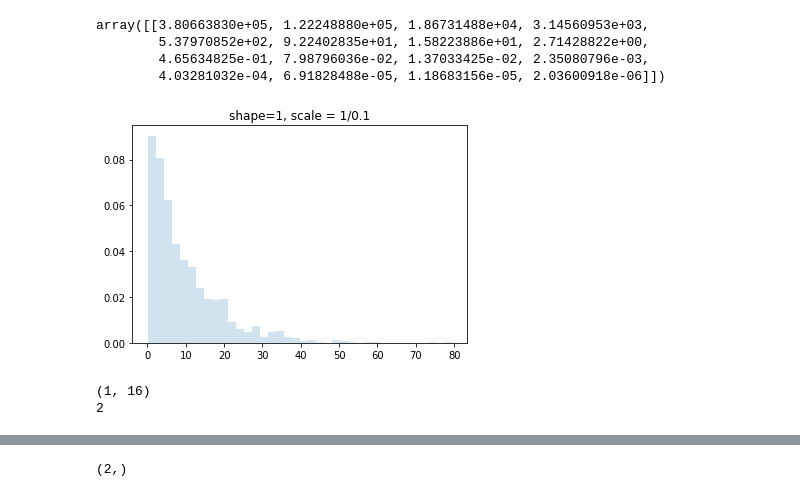
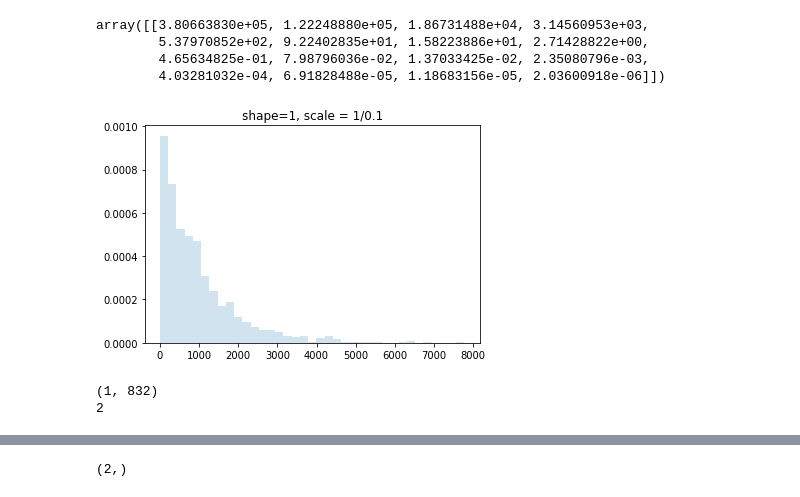
Before and after one commit to fanoja/Ecoli-R0, a Jupyter notebook: Model 1.ipynb, the cells around one changed output, grey strips where cells are left out. Cells and saved outputs as stored; diff of their text form; code cells hidden in the pictures.

```diff
--- a/Model 1.ipynb
+++ b/Model 1.ipynb
@@ -963,12 +963,12 @@ def BSI_max(y):
 
     return max_bsi
 # %%
-r = scipy.stats.gamma.rvs(1,0,1/0.1, size=1000)
+r = scipy.stats.gamma.rvs(1,0,1/0.001, size=1000)
 plt.hist(r, density=True, bins='auto', histtype='stepfilled', alpha=0.2)
 plt.title("shape=1, scale = 1/0.1") # shape = 1, scale = 0.2
 plt.show()
 # %% [output]
-[figure, old version]
+[figure, new version]
 # %%
 # A simple SIR with elfi
 
@@ -980,7 +980,7 @@ elfi.new_model()
 #bsi_obs = col_to_BSI(SIR_obs, OR_hat = OR_hat)
 
 # simulated data, counts with a summation aggregate:
-agg_bsi = True
+agg_bsi = False
 is_p = True
 clade = "A"
 
@@ -989,7 +989,7 @@ clade = "A"
 #print(bsi_obs)
 
 bsi_pars = {"or_data": or_data, "clade": clade, "dataset": "NORM", "theta_c":1, "theta_bsi":0.3}
-bsi_obs = SIR_and_BSI_simulator(np.array([0.734]), np.array([0.0145]), nt = n_weeks, N = pop_size, bsi_pars = bsi_pars, is_prop = is_p, is_agg = agg_bsi, time_period = 52, batch_size = 1, random_state = None)#.flatten()
+bsi_obs = SIR_and_BSI_simulator(np.array([3.46]), np.array([0.234]), nt = n_weeks, N = pop_size, bsi_pars = bsi_pars, is_prop = is_p, is_agg = agg_bsi, time_period = 52, batch_size = 1, random_state = None)#.flatten()
 
 #bsi_obs = (aggregate_BSI(bsi_obs, nan_locations), aggregate_BSI(bsi_obs, nan_locations), aggregate_BSI(bsi_obs, nan_locations))
 print(bsi_obs.shape)
@@ -1003,7 +1003,7 @@ print(bsi_obs.ndim)
 # Clancy et al: uninformative gamma priors for beta and gamma
 beta = elfi.Prior(scipy.stats.gamma, 1, 0, 10) # transmission coefficient
 #beta = elfi.Prior(scipy.stats.uniform, 0, 1)
-#gamma = elfi.Prior(scipy.stats.gamma, 1, 0, 0.1)
+#gamma = elfi.Prior(scipy.stats.gamma, 1, 0, 100)
 gamma = elfi.Prior(scipy.stats.norm,1/30,0.01) # recovery rate
 #gamma = elfi.Prior(scipy.stats.uniform, 0, 1)
 
@@ -1027,7 +1027,7 @@ elfi.draw(d)
 
 elfi.set_client('multiprocessing') # parallellization
 # %% [output]
-(1, 16)
+(1, 832)
 2
 # %%
 print(gamma.generate(2))
```
Also changed, not shown: parts of 8 cells of this notebook, 9 other files.
